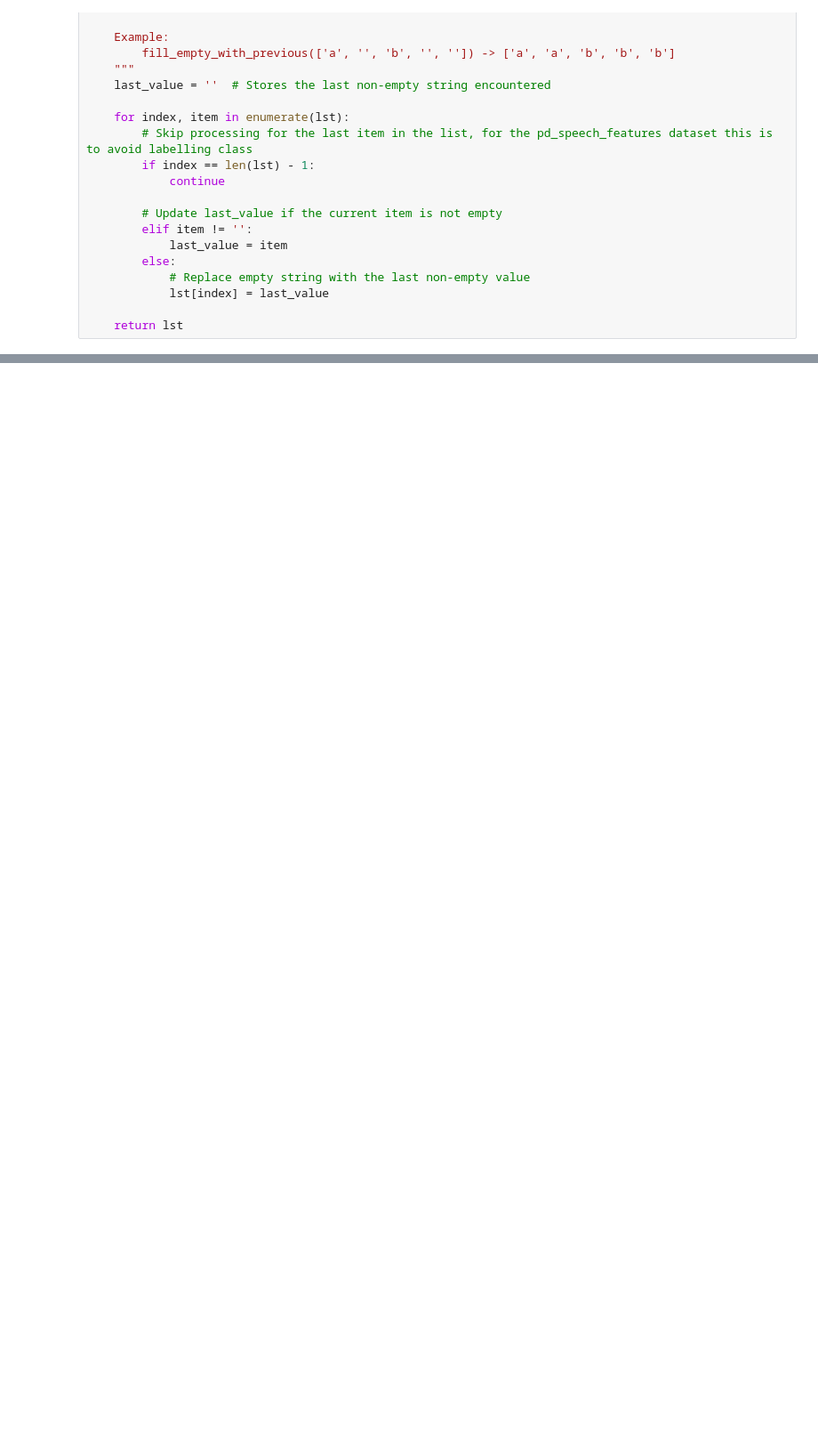
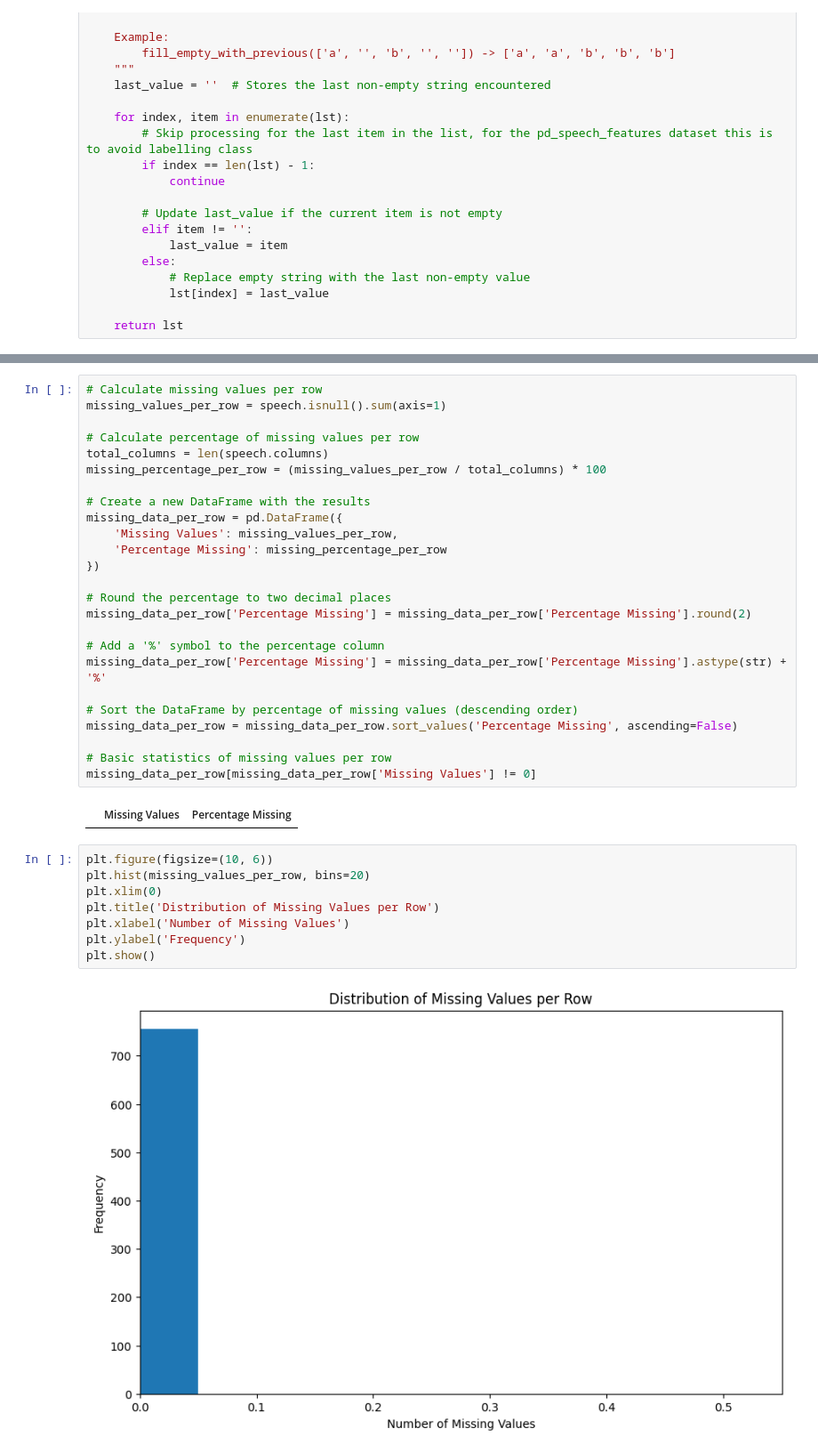
Before and after one commit to Selethe/MSB1015-Scientific-Programming-Project, a Jupyter notebook: test.ipynb, the cells around one changed output, grey strips where cells are left out. Shown at 89% size. Cells and saved outputs as stored; diff of their text form; blank space fills up the shorter version.

Commit message:
missing values

```diff
--- a/test.ipynb
+++ b/test.ipynb
@@ -102,0 +158,37 @@ check all data errors in code and shwow them
+# %%
+# Calculate missing values per row
+missing_values_per_row = speech.isnull().sum(axis=1)
+
+# Calculate percentage of missing values per row
+total_columns = len(speech.columns)
+missing_percentage_per_row = (missing_values_per_row / total_columns) * 100
+
+# Create a new DataFrame with the results
+missing_data_per_row = pd.DataFrame({
+    'Missing Values': missing_values_per_row,
+    'Percentage Missing': missing_percentage_per_row
+})
+
+# Round the percentage to two decimal places
+missing_data_per_row['Percentage Missing'] = missing_data_per_row['Percentage Missing'].round(2)
+
+# Add a '%' symbol to the percentage column
+missing_data_per_row['Percentage Missing'] = missing_data_per_row['Percentage Missing'].astype(str) + '%'
+
+# Sort the DataFrame by percentage of missing values (descending order)
+missing_data_per_row = missing_data_per_row.sort_values('Percentage Missing', ascending=False)
+
+# Basic statistics of missing values per row
+missing_data_per_row[missing_data_per_row['Missing Values'] != 0]
+# %% [output]
+|  | Missing Values | Percentage Missing |
+# %%
+plt.figure(figsize=(10, 6))
+plt.hist(missing_values_per_row, bins=20)
+plt.xlim(0)
+plt.title('Distribution of Missing Values per Row')
+plt.xlabel('Number of Missing Values')
+plt.ylabel('Frequency')
+plt.show()
+# %% [output]
+[figure, added]
```
Also changed, not shown: parts of 11 cells of this notebook.
